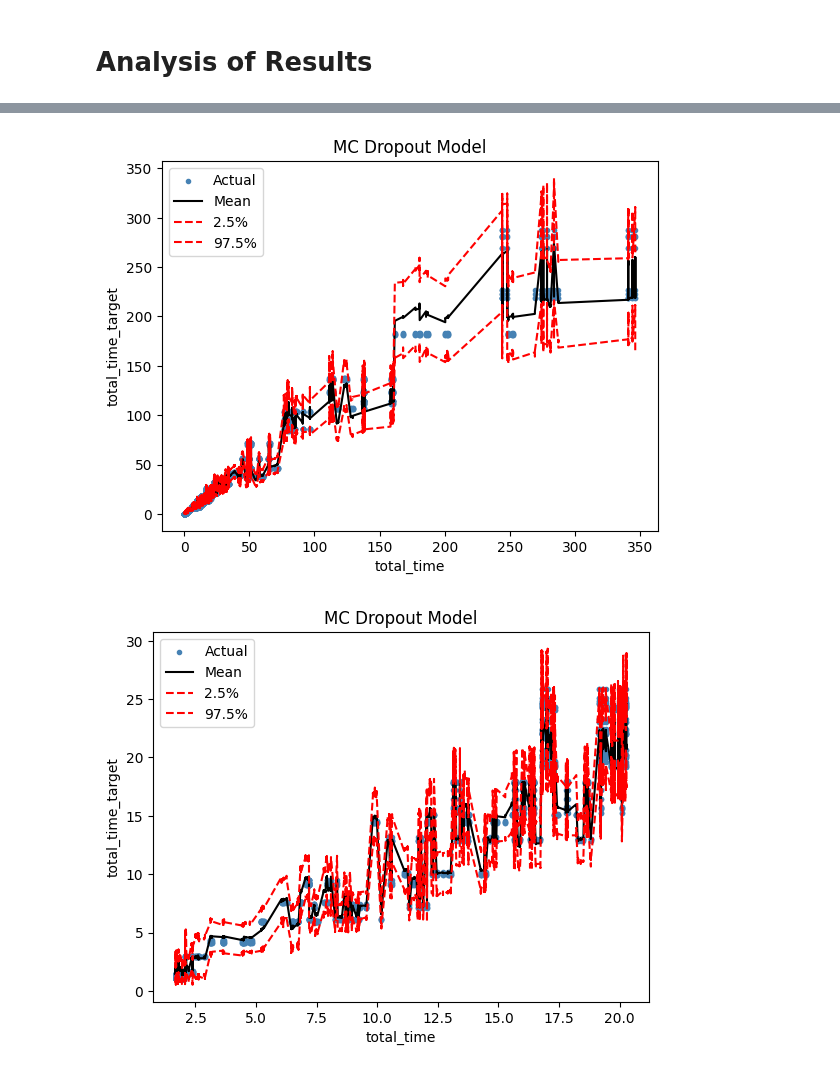
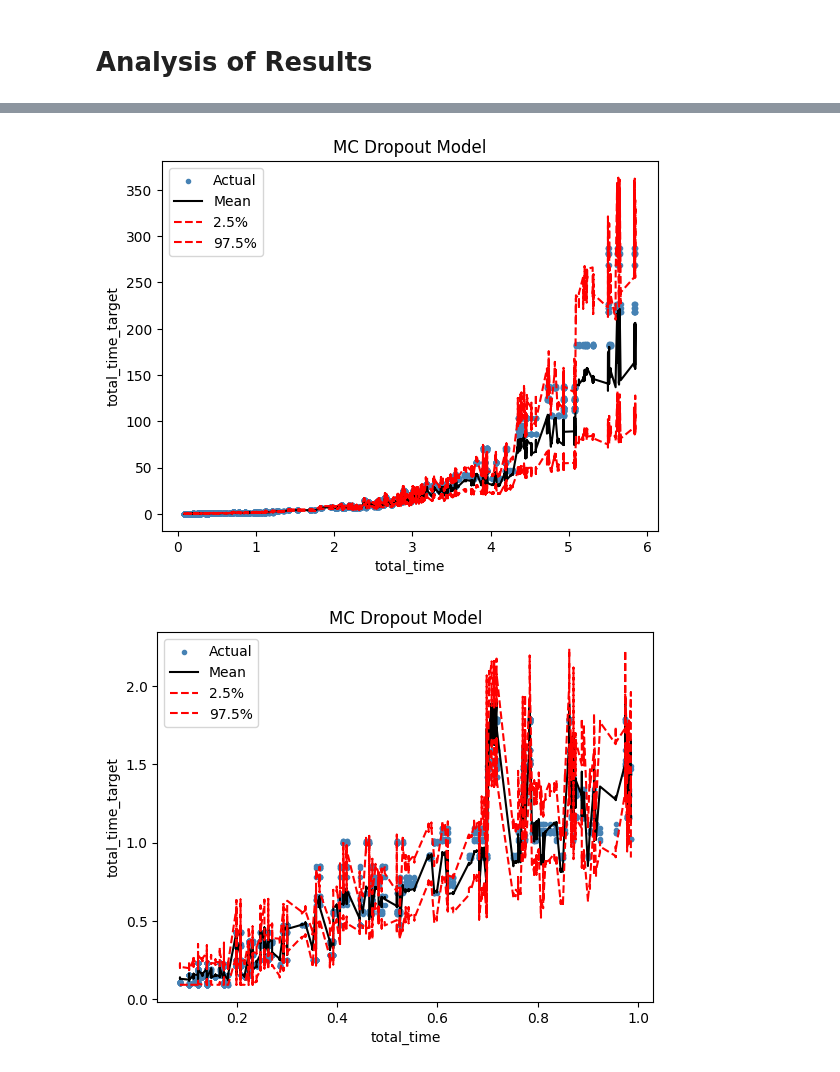
Before and after one commit to FrancoCabezasPoblete/resource-prediction-study, a Jupyter notebook: notebooks/modelMCDropout.ipynb, the cells around one changed output, grey strips where cells are left out. Drawn from its saved outputs; the diff is of its cells as text; code cells hidden in the pictures.

```diff
--- a/notebooks/modelMCDropout.ipynb
+++ b/notebooks/modelMCDropout.ipynb
@@ -50,6 +50,10 @@ features = test_df.columns.copy().drop(target).drop(['benchmark','brand_raw', 'b
 # Spearman U Kendall correlation feature selection > 0.4
 # features = ["total_time","max_ram_usage","brk","munmap","rss","vms","shared","data"]
 # mean error: 4.237189769744873 | std error: 10.339821815490723
+
+# log for total_times
+train_df[[target, 'total_time']] = np.log1p(train_df[[target, 'total_time']])
+test_df[[target, 'total_time']] = np.log1p(test_df[[target, 'total_time']])
 
 # Split data
 X_train = train_df[features]
@@ -252,7 +256,7 @@ model = MCDropoutModel(len(features), n_hidden_layers, dropout)
 if DEVICE.type == 'cuda':
 	model = model.to(DEVICE)
 # Fit model
-history = model.fit(X_train, y_train, X_test, y_test, epochs=num_epochs, learning_rate=lr)
+history = model.fit(X_train, y_train, X_test, y_test, epochs=num_epochs, learning_rate=lr, patience=15)
 loss = history.loss[-1]
 val_loss = history.val_loss[-1]
 # %% [output]
@@ -323,7 +327,7 @@ df.to_csv('csv/predictions_mcdropout.csv', index=False)
 # %%
 print("Validation set single thread model")
 min_instance, max_instance, predictions = describe_val(model, X_test, y_test, y_scaler)
-y_scaled_full = inv_scaling(y_test, y_scaler)
+y_scaled_full = np.expm1(inv_scaling(y_test, y_scaler))
 errors = np.abs(predictions - y_scaled_full)
 mean_error = np.mean(errors)
 std_error = np.std(errors)
@@ -362,7 +366,7 @@ Max Prediction: 184.7667999267578 | Actual: 281.2500305175781 | Error: 96.483230
 runs = 250
 predictions = np.zeros((runs, y_scaled_full.shape[0], 1))
 for i in range(runs):
-	predictions[i] = inv_scaling(model.predict(X_test), y_scaler)
+	predictions[i] = np.expm1(inv_scaling(model.predict(X_test), y_scaler))
 # %%
 # sort test_df values and order predictions by the same order
 test_df = test_df.sort_values(by='total_time')
@@ -389,18 +393,18 @@ plt.title("MC Dropout Model")
 plt.legend(["Actual","Mean", "2.5%", "97.5%"])
 plt.show()
 # %% [output]
-[figure, old version]
+[figure, new version]
 # %%
-begin = 2500
-limit = 5000
+begin = 0
+limit = 2500
 plt.scatter(test_df['total_time'].iloc[begin:limit], y_scaled_full[begin:limit], color="steelblue", alpha=1, marker=".")
 plt.plot(test_df['total_time'].iloc[begin:limit], np.mean(predictions[:,begin:limit], axis=0), color="black", linewidth=1.5)
 plt.plot(test_df['total_time'].iloc[begin:limit], np.quantile(predictions[:,begin:limit], 0.025, axis=0), color="red", linewidth=1.5, linestyle="--")
 plt.plot(test_df['total_time'].iloc[begin:limit], np.quantile(predictions[:,begin:limit], 0.975, axis=0), color="red", linewidth=1.5, linestyle="--")
 plt.xlabel("total_time")
 plt.ylabel("total_time_target")
 plt.title("MC Dropout Model")
 plt.legend(["Actual","Mean", "2.5%", "97.5%"])
 plt.show()
 # %% [output]
-[figure, old version]
+[figure, new version]
```
Also changed, not shown: parts of 6 cells of this notebook, 6 other files.
